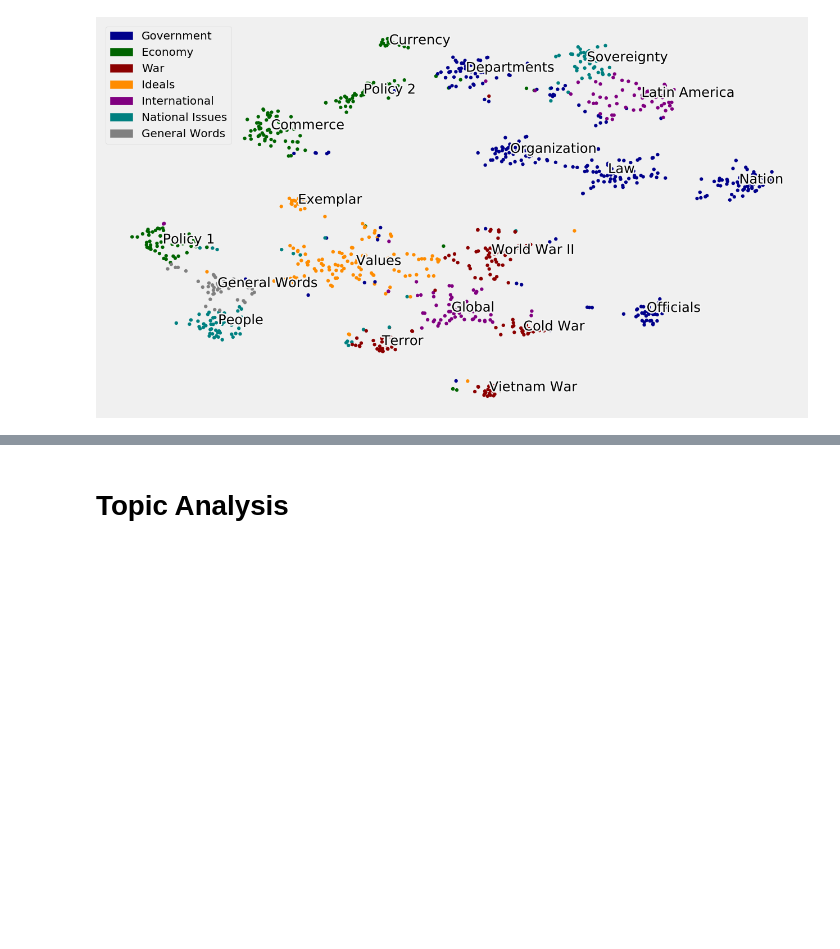
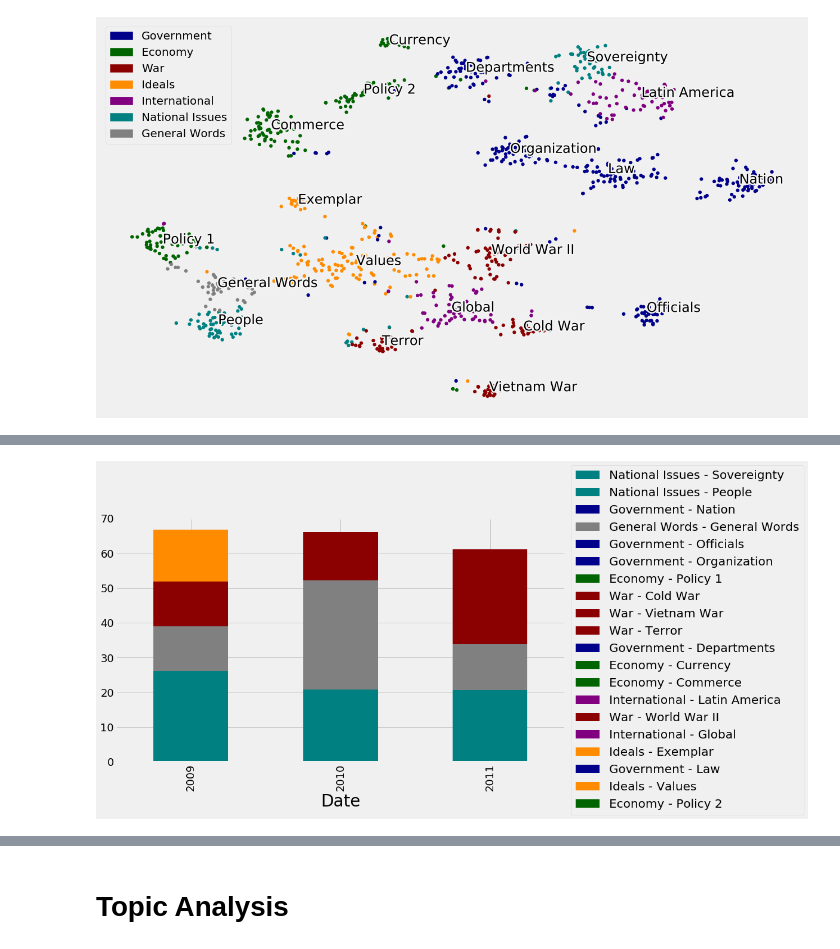
Before and after one commit to kevscon/Project-4, a Jupyter notebook: topic_modeling.ipynb, the cells around one changed output, grey strips where cells are left out. Cells and saved outputs as stored; diff of their text form; code cells hidden in the pictures; blank space fills up the shorter version.

```diff
--- a/topic_modeling.ipynb
+++ b/topic_modeling.ipynb
@@ -334,0 +448,5 @@ scatter(tsne, top_topics, color_array);
+# %%
+# call plot function
+barplot_cats(time_tops, 2009, 2011, time_color_list)
+# %% [output]
+[figure, added]
```
Also changed, not shown: parts of 98 cells of this notebook.
